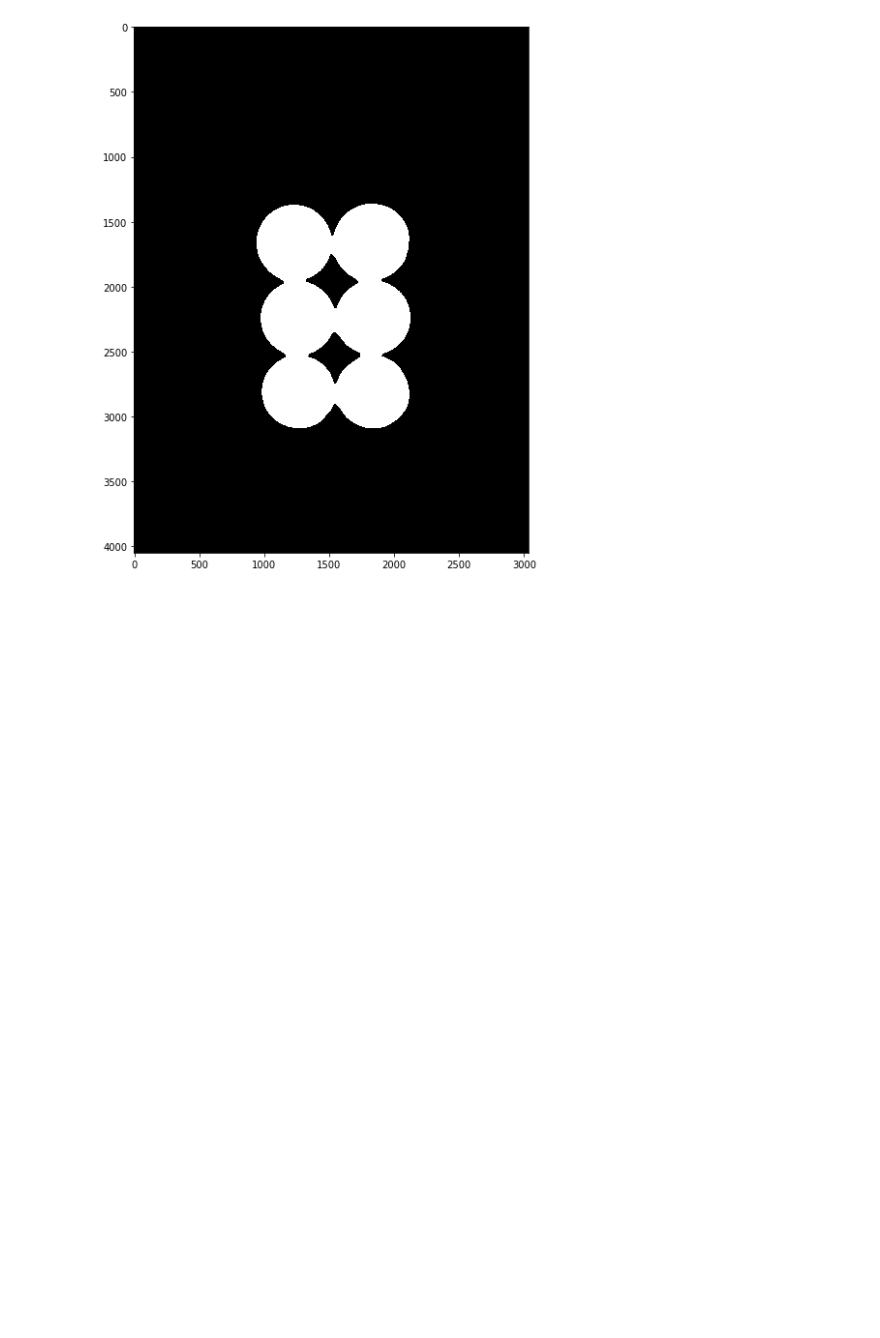
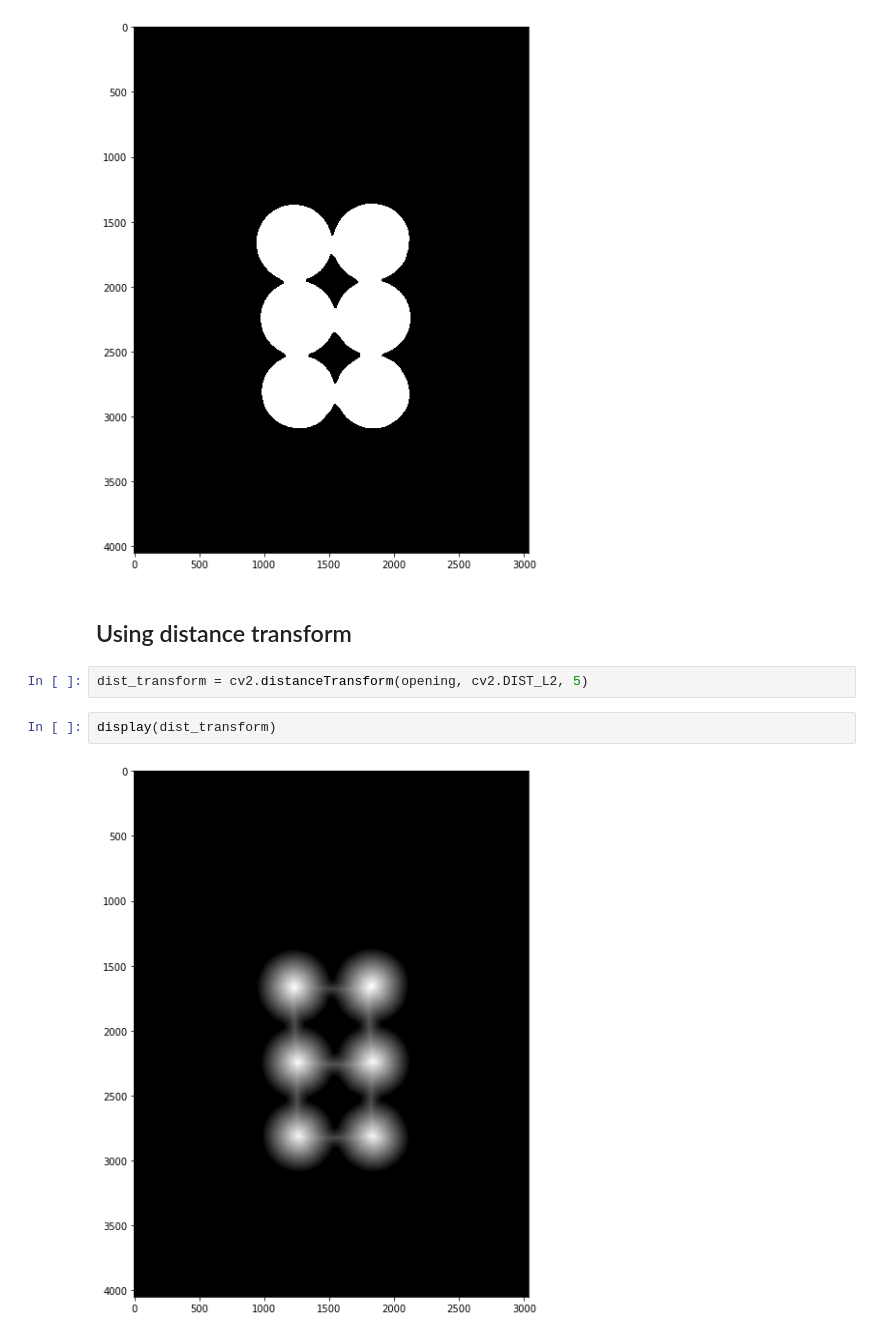
Before and after one commit to neemiasbsilva/object-detection-opencv, a Jupyter notebook: apply-watershed-algorithm.ipynb, the cells around one changed output. Drawn from its saved outputs; the diff is of its cells as text; blank space fills up the shorter version.

Commit message:
Object detection - using watershed algorithm to apply coin next table

```diff
--- a/apply-watershed-algorithm.ipynb
+++ b/apply-watershed-algorithm.ipynb
@@ -109,3 +109,11 @@ opening = cv2.morphologyEx(threshold, cv2.MORPH_OPEN, kernel, iterations=2)
 display(opening)
 # %% [output]
 [figure]
+# %% [markdown]
+## Using distance transform
+# %%
+dist_transform = cv2.distanceTransform(opening, cv2.DIST_L2, 5)
+# %%
+display(dist_transform)
+# %% [output]
+[figure, added]
```
Also changed, not shown: parts of 7 cells of this notebook.
